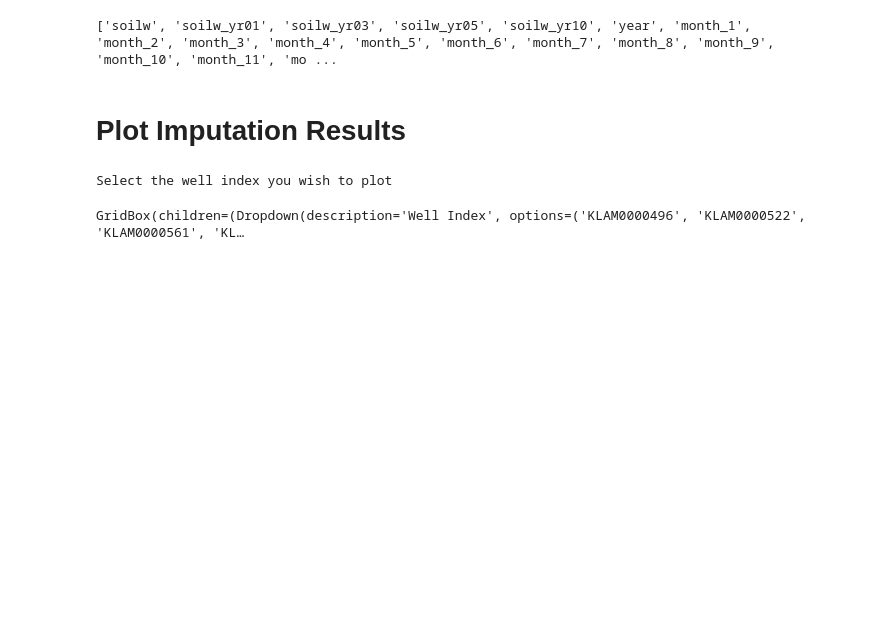
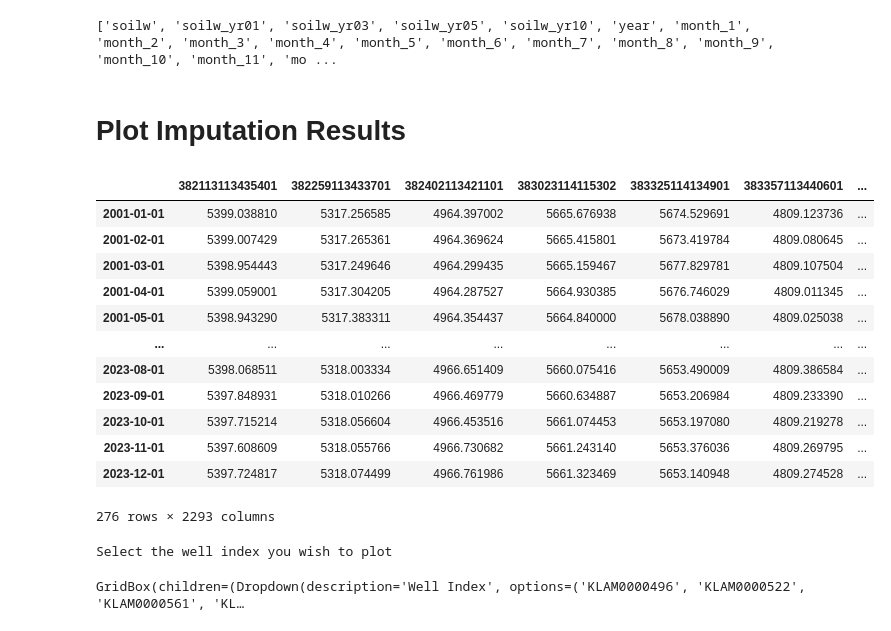
Before and after one commit to anomaitech/GSL-basin, a Jupyter notebook: gwdm_aquifermapping.ipynb, the cells around one changed output. Cells and saved outputs as stored; diff of their text form; code cells hidden in the pictures; blank space fills up the shorter version.

```diff
--- a/gwdm_aquifermapping.ipynb
+++ b/gwdm_aquifermapping.ipynb
@@ -1069,6 +1223,22 @@ replaced_df = well_interp_df.combine_first(imputed_df)
 #replaced_df
 # %% [markdown]
 # Plot Imputation Results
+# %%
+replaced_df[replaced_df.index.year>2000]
+# %% [output]
+|  | 382113113435401 | 382259113433701 | 382402113421101 | 383023114115302 | 383325114134901 | 383357113440601 | ... |
+| 2001-01-01 | 5399.038810 | 5317.256585 | 4964.397002 | 5665.676938 | 5674.529691 | 4809.123736 | ... |
+| 2001-02-01 | 5399.007429 | 5317.265361 | 4964.369624 | 5665.415801 | 5673.419784 | 4809.080645 | ... |
+| 2001-03-01 | 5398.954443 | 5317.249646 | 4964.299435 | 5665.159467 | 5677.829781 | 4809.107504 | ... |
+| 2001-04-01 | 5399.059001 | 5317.304205 | 4964.287527 | 5664.930385 | 5676.746029 | 4809.011345 | ... |
+| 2001-05-01 | 5398.943290 | 5317.383311 | 4964.354437 | 5664.840000 | 5678.038890 | 4809.025038 | ... |
+| ... | ... | ... | ... | ... | ... | ... | ... |
+| 2023-08-01 | 5398.068511 | 5318.003334 | 4966.651409 | 5660.075416 | 5653.490009 | 4809.386584 | ... |
+| 2023-09-01 | 5397.848931 | 5318.010266 | 4966.469779 | 5660.634887 | 5653.206984 | 4809.233390 | ... |
+| 2023-10-01 | 5397.715214 | 5318.056604 | 4966.453516 | 5661.074453 | 5653.197080 | 4809.219278 | ... |
+| 2023-11-01 | 5397.608609 | 5318.055766 | 4966.730682 | 5661.243140 | 5653.376036 | 4809.269795 | ... |
+| 2023-12-01 | 5397.724817 | 5318.074499 | 4966.761986 | 5661.323469 | 5653.140948 | 4809.274528 | ... |
+276 rows × 2293 columns
 # %%
 #@markdown ### **Defining functions for this section**
 def plot_well(well_no, well_name):
```
Also changed, not shown: parts of 14 cells of this notebook.
